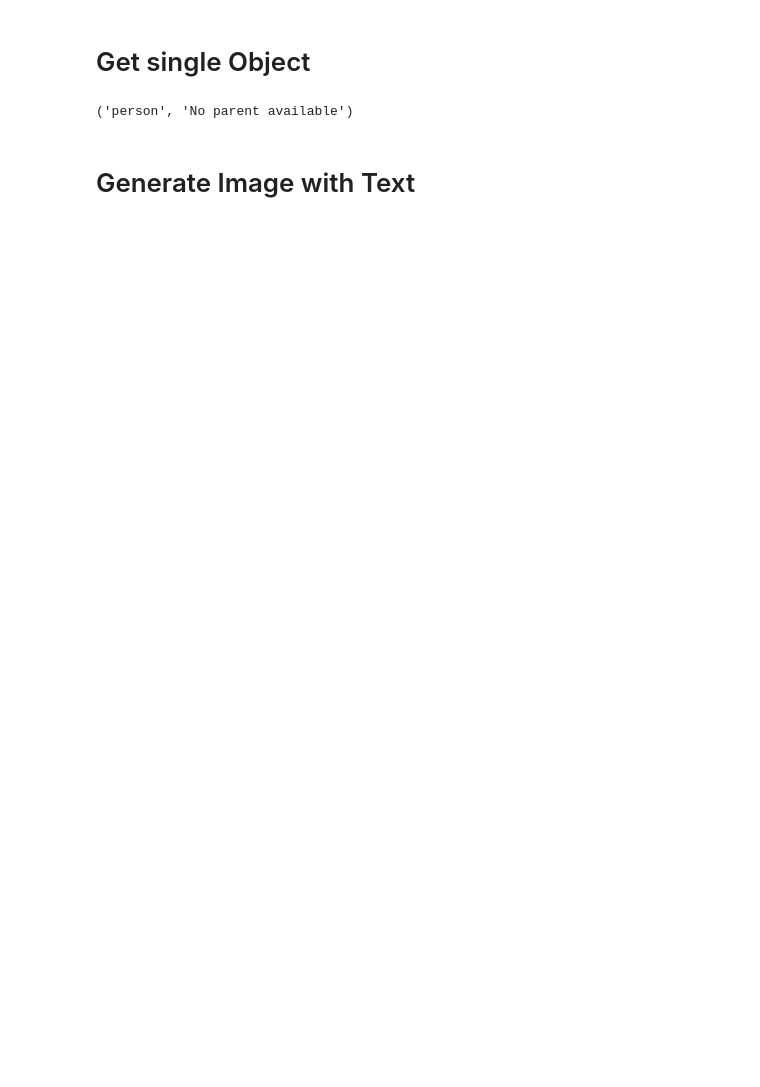
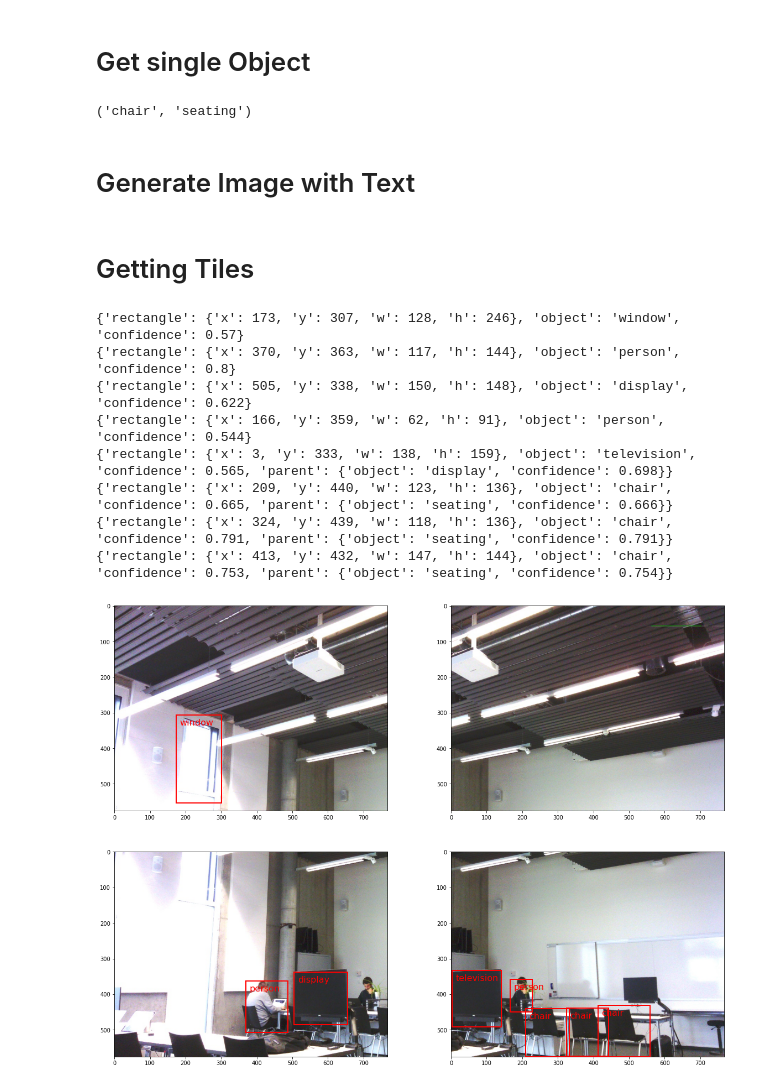
Before and after one commit to Timon0/robo, a Jupyter notebook: H1/image/image-recognition.ipynb, the cells around one changed output. Drawn from its saved outputs; the diff is of its cells as text; code cells hidden in the pictures; blank space fills up the shorter version.

Commit message:
Improve image recognition to not cut objects

```diff
--- a/H1/image/image-recognition.ipynb
+++ b/H1/image/image-recognition.ipynb
@@ -34,12 +34,12 @@ a person holding a basket of fruit
 # %% [markdown]
 # Get single Object
 # %%
-with open(r"PATH_TO_IMAGE", 'rb') as f:
+with open(r"C:\Users\micha\OneDrive\Pictures\i_see.jpg", 'rb') as f:
     data = f.read()
 
 print(imagereco.get_single_object(data))
 # %% [output]
-('person', 'No parent available')
+('chair', 'seating')
 # %% [markdown]
 # Generate Image with Text
 # %%
@@ -47,0 +48,2 @@ imagegen.get_image_for_text('Hello, my name is Pepper and this is a long text').
+# %% [markdown]
+# Getting Tiles
@@ -47,0 +56,55 @@ imagegen.get_image_for_text('Hello, my name is Pepper and this is a long text').
+# %%
+image = Image.open(r"C:\Users\micha\OneDrive\Pictures\i_see.jpg")
+img_width, img_height = image.size
+
+# [upper left, upper right, lower left, lower right]
+tiles = [image.crop((0, 0, int(img_width * 0.6), int(img_height * 0.6))),
+         image.crop((int(img_width * 0.4), 0, img_width, int(img_height * 0.6))),
+         image.crop((0, int(img_height * 0.4), int(img_width * 0.6), img_height)),
+         image.crop((int(img_width * 0.4), int(img_height * 0.4), img_width, img_height))]
+
+fig, axs = plt.subplots(2, 2, figsize=(20,15))
+
+for i, tile in enumerate(tiles):
+    if i < 2:
+        a = 0
+    else:
+        a = 1
+    if i % 2 == 0:
+        b = 0
+    else:
+        b = 1
+    url = 'https://pepper-image-recognition.cognitiveservices.azure.com/vision/v3.2/detect?model-version=latest'
+    headers = {
+        'Ocp-Apim-Subscription-Key': '',
+        'Content-Type': 'application/octet-stream'
+    }
+    img_byte_arr = io.BytesIO()
+    tile.save(img_byte_arr, format='PNG')
+    img_byte_arr = img_byte_arr.getvalue()
+    response = requests.post(url, headers=headers, data=img_byte_arr)
+
+    axs[a][b].imshow(tile)
+
+    #add rectangle
+
+    for obj in response.json()['objects']:
+        x = obj['rectangle']['x']
+        y = obj['rectangle']['y']
+        w = obj['rectangle']['w']
+        h = obj['rectangle']['h']
+        axs[a][b].add_patch(Rectangle((x,y),w,h,
+                    edgecolor='red',
+                    facecolor='none',
+                    lw=2))
+        axs[a][b].text(x + 10, y + 10, obj['object'], va='top', fontsize=16, color='red')
+# %% [output]
+{'rectangle': {'x': 173, 'y': 307, 'w': 128, 'h': 246}, 'object': 'window', 'confidence': 0.57}
+{'rectangle': {'x': 370, 'y': 363, 'w': 117, 'h': 144}, 'object': 'person', 'confidence': 0.8}
+{'rectangle': {'x': 505, 'y': 338, 'w': 150, 'h': 148}, 'object': 'display', 'confidence': 0.622}
+{'rectangle': {'x': 166, 'y': 359, 'w': 62, 'h': 91}, 'object': 'person', 'confidence': 0.544}
+{'rectangle': {'x': 3, 'y': 333, 'w': 138, 'h': 159}, 'object': 'television', 'confidence': 0.565, 'parent': {'object': 'display', 'confidence': 0.698}}
+{'rectangle': {'x': 209, 'y': 440, 'w': 123, 'h': 136}, 'object': 'chair', 'confidence': 0.665, 'parent': {'object': 'seating', 'confidence': 0.666}}
+{'rectangle': {'x': 324, 'y': 439, 'w': 118, 'h': 136}, 'object': 'chair', 'confidence': 0.791, 'parent': {'object': 'seating', 'confidence': 0.791}}
+{'rectangle': {'x': 413, 'y': 432, 'w': 147, 'h': 144}, 'object': 'chair', 'confidence': 0.753, 'parent': {'object': 'seating', 'confidence': 0.754}}
+[figure, added]
```
Also changed, not shown: parts of 5 cells of this notebook, 1 other file.
